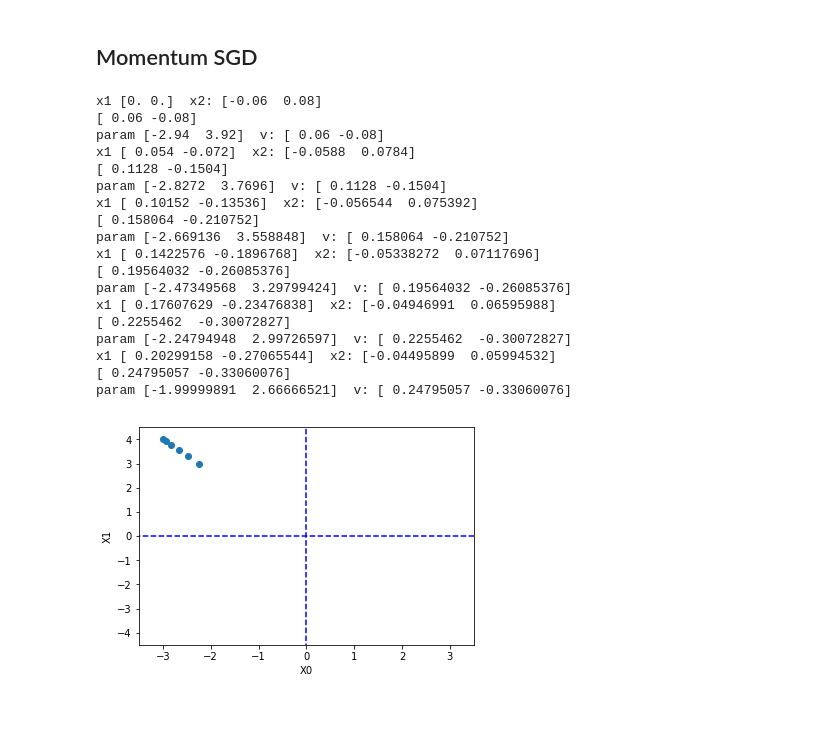
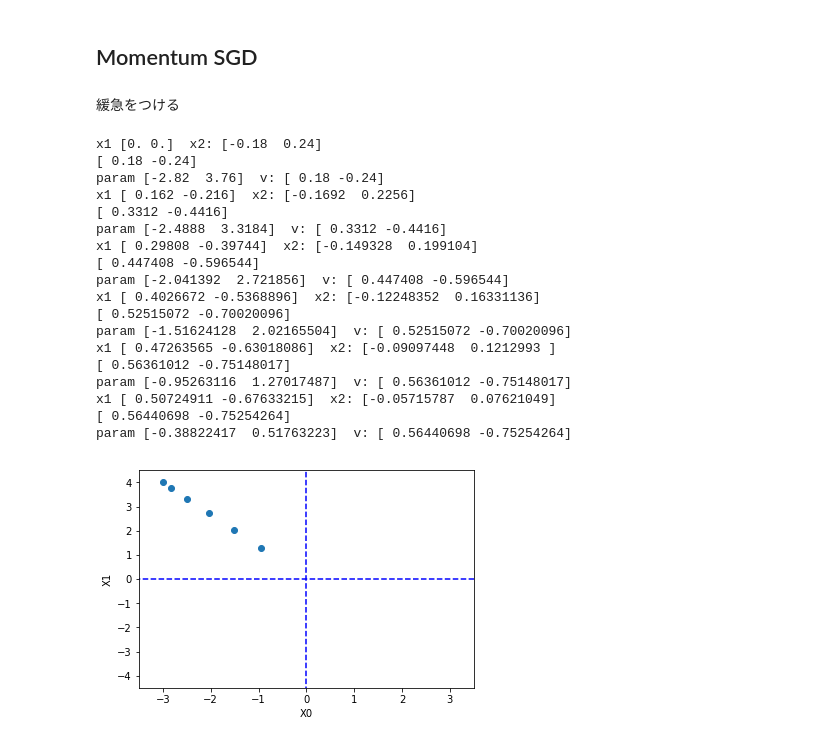
Before and after one commit to miyamotok0105/machine-learning-handson, a Jupyter notebook: scratch_py/ch06.ipynb, the cells around one changed output. Saved outputs shown, nothing was run; the diff lists cells and outputs as text; code cells hidden in the pictures; blank space fills up the shorter version.

```diff
--- a/scratch_py/ch06.ipynb
+++ b/scratch_py/ch06.ipynb
@@ -194,0 +155,17 @@ param [-2.00282392  2.67043189]
+# %%
+lr = 0.2
+# lr = 0.1
+step_num = 10
+# step_num = 100
+sgd = SGD(lr)
+init_x = np.array([-3.0, 4.0])
+x, x_history = gradient_descent(function_2, init_x, lr=lr, step_num=step_num)
+
+plt.plot( [-5, 5], [0,0], '--b')
+plt.plot( [0,0], [-5, 5], '--b')
+plt.plot(x_history[:,0], x_history[:,1], 'o')
+plt.xlim(-3.5, 3.5)
+plt.ylim(-4.5, 4.5)
+plt.xlabel("X0")
+plt.ylabel("X1")
+plt.show()
@@ -195,5 +184,7 @@ param [-2.00282392  2.67043189]
 # %% [markdown]
 ## Momentum SGD
+# %% [markdown]
+緩急をつける
 # %%
 class Momentum:
 
@@ -219,57 +223,40 @@ momentum = Momentum()
 # %%
 #https://github.com/oreilly-japan/deep-learning-from-scratch/blob/master/ch04/gradient_method.py
 # coding: utf-8
 import numpy as np
 import matplotlib.pylab as plt
-
-def gradient_descent(f, init_x, lr=0.01, step_num=100):
-    x = init_x
-    x_history = []
-
-    for i in range(step_num):
-        x_history.append( x.copy() )
-
-        grad = numerical_gradient(f, x) #傾き算出
-        momentum.update(x, grad) #更新部分はここ！！！！！
-
-    return x, np.array(x_history)
-
-
-def function_2(x):
-    return x[0]**2 + x[1]**2
-
+lr = 0.03
+step_num = 6
+momentum = Momentum(lr)
 init_x = np.array([-3.0, 4.0])
-
-lr = 0.01
-step_num = 6
 x, x_history = gradient_descent(function_2, init_x, lr=lr, step_num=step_num)
 
 plt.plot( [-5, 5], [0,0], '--b')
 plt.plot( [0,0], [-5, 5], '--b')
 plt.plot(x_history[:,0], x_history[:,1], 'o')
 
 plt.xlim(-3.5, 3.5)
 plt.ylim(-4.5, 4.5)
 plt.xlabel("X0")
 plt.ylabel("X1")
 plt.show()
 # %% [output]
-x1 [0. 0.]  x2: [-0.06  0.08]
-[ 0.06 -0.08]
-param [-2.94  3.92]  v: [ 0.06 -0.08]
-x1 [ 0.054 -0.072]  x2: [-0.0588  0.0784]
-[ 0.1128 -0.1504]
-param [-2.8272  3.7696]  v: [ 0.1128 -0.1504]
-x1 [ 0.10152 -0.13536]  x2: [-0.056544  0.075392]
-[ 0.158064 -0.210752]
-param [-2.669136  3.558848]  v: [ 0.158064 -0.210752]
-x1 [ 0.1422576 -0.1896768]  x2: [-0.05338272  0.07117696]
-[ 0.19564032 -0.26085376]
-param [-2.47349568  3.29799424]  v: [ 0.19564032 -0.26085376]
-x1 [ 0.17607629 -0.23476838]  x2: [-0.04946991  0.06595988]
-[ 0.2255462  -0.30072827]
-param [-2.24794948  2.99726597]  v: [ 0.2255462  -0.30072827]
-x1 [ 0.20299158 -0.27065544]  x2: [-0.04495899  0.05994532]
-[ 0.24795057 -0.33060076]
-param [-1.99999891  2.66666521]  v: [ 0.24795057 -0.33060076]
+x1 [0. 0.]  x2: [-0.18  0.24]
+[ 0.18 -0.24]
+param [-2.82  3.76]  v: [ 0.18 -0.24]
+x1 [ 0.162 -0.216]  x2: [-0.1692  0.2256]
+[ 0.3312 -0.4416]
+param [-2.4888  3.3184]  v: [ 0.3312 -0.4416]
+x1 [ 0.29808 -0.39744]  x2: [-0.149328  0.199104]
+[ 0.447408 -0.596544]
+param [-2.041392  2.721856]  v: [ 0.447408 -0.596544]
+x1 [ 0.4026672 -0.5368896]  x2: [-0.12248352  0.16331136]
+[ 0.52515072 -0.70020096]
+param [-1.51624128  2.02165504]  v: [ 0.52515072 -0.70020096]
+x1 [ 0.47263565 -0.63018086]  x2: [-0.09097448  0.1212993 ]
+[ 0.56361012 -0.75148017]
+param [-0.95263116  1.27017487]  v: [ 0.56361012 -0.75148017]
+x1 [ 0.50724911 -0.67633215]  x2: [-0.05715787  0.07621049]
+[ 0.56440698 -0.75254264]
+param [-0.38822417  0.51763223]  v: [ 0.56440698 -0.75254264]
-[figure, old version]
+[figure, new version]
```
Also changed, not shown: parts of 39 cells of this notebook, 34 other files.
